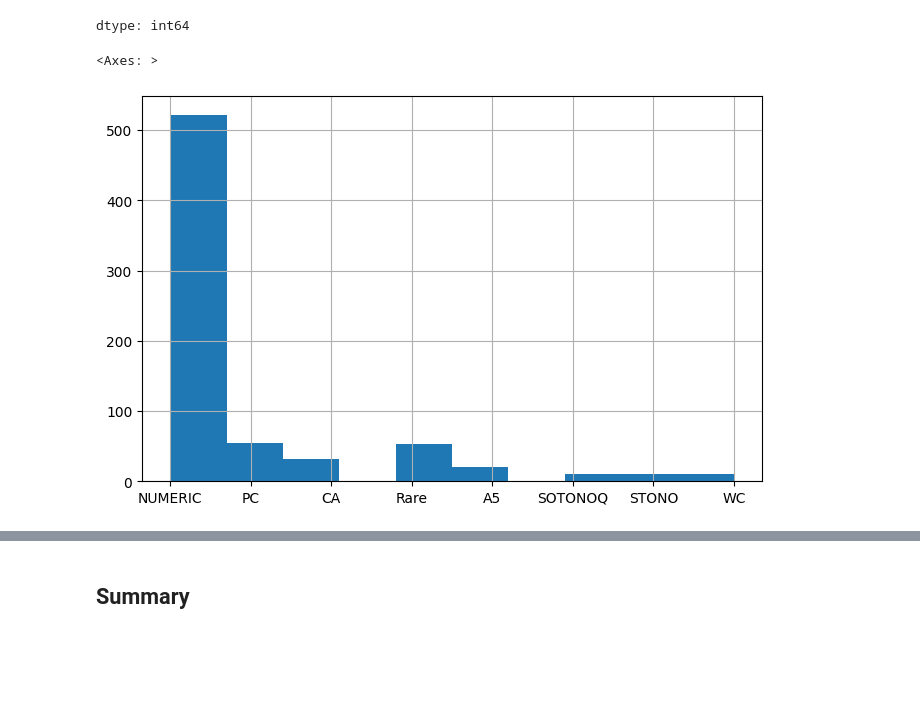
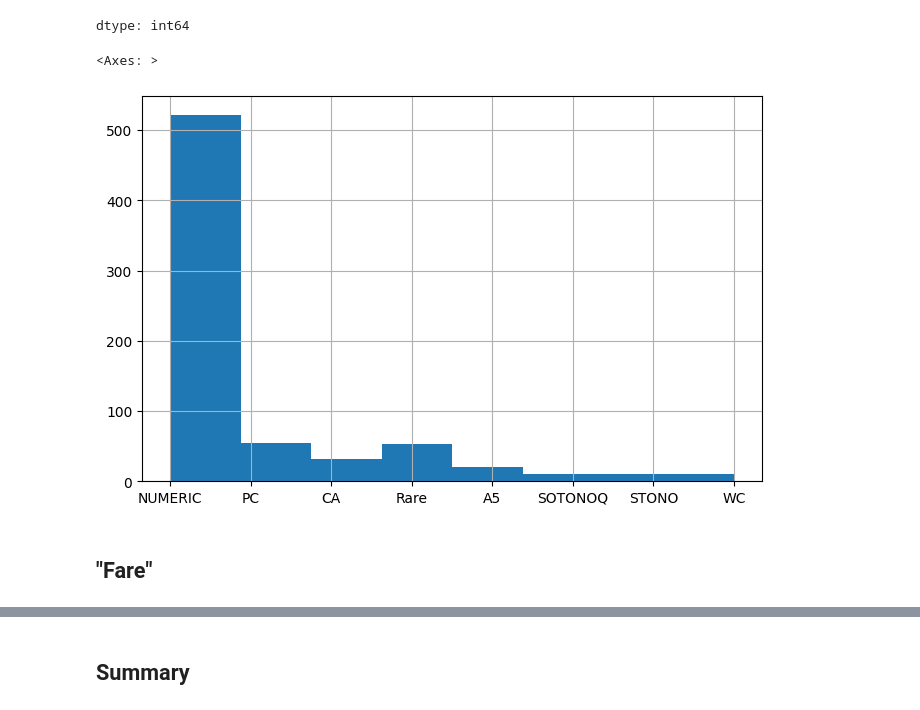
Before and after one commit to irnikesh/data-science, a Jupyter notebook: projects/titanic_survivor_predictor/Titanic_EDA.ipynb, the cells around one changed output, grey strips where cells are left out. Cells and saved outputs as stored; diff of their text form; code cells hidden in the pictures; blank space fills up the shorter version.

```diff
--- a/projects/titanic_survivor_predictor/Titanic_EDA.ipynb
+++ b/projects/titanic_survivor_predictor/Titanic_EDA.ipynb
@@ -473,7 +475,9 @@ X_test["TicketPrefix"]  = X_test["TicketPrefix"].apply(
 # X_train = X_train.drop(columns=["Ticket"])
 # X_test  = X_test.drop(columns=["Ticket"])
 # %%
-X_train["TicketPrefix"].hist(figsize=(8, 5))
+X_train["TicketPrefix"].hist(bins=8, figsize=(8, 5))
 # %% [output]
 <Axes: >
-[figure, old version]
+[figure, new version]
+# %% [markdown]
+## "Fare"
```
Also changed, not shown: parts of 23 cells of this notebook.
